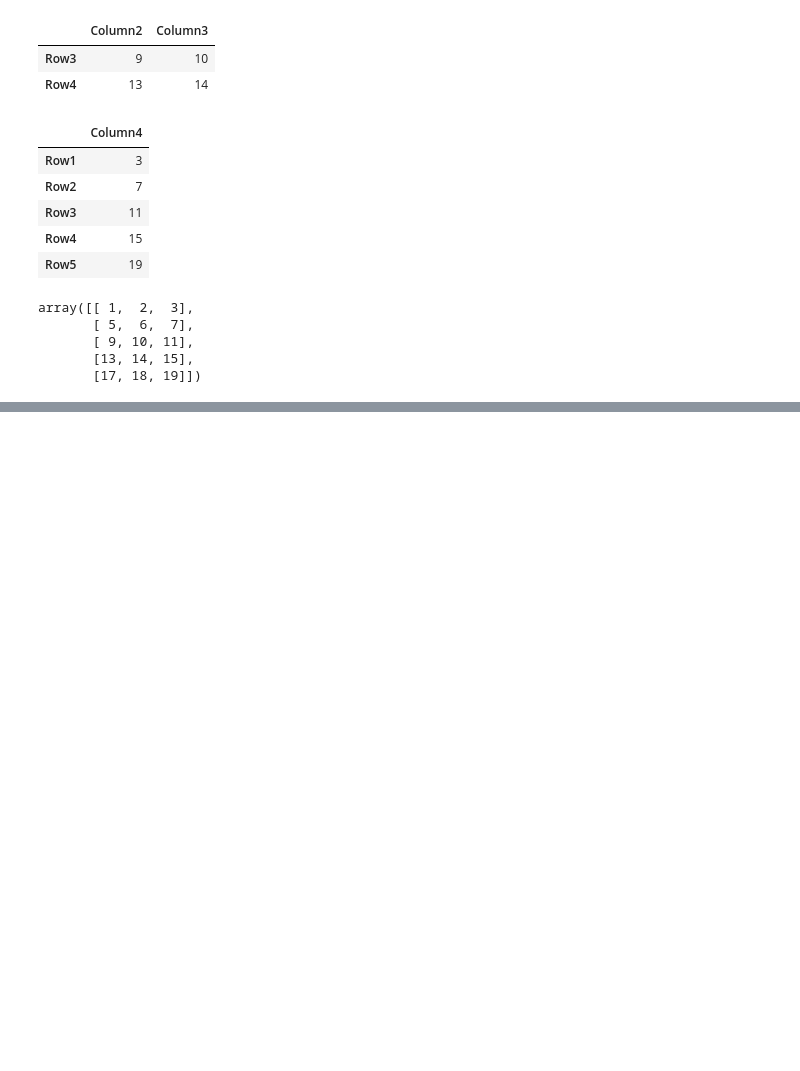
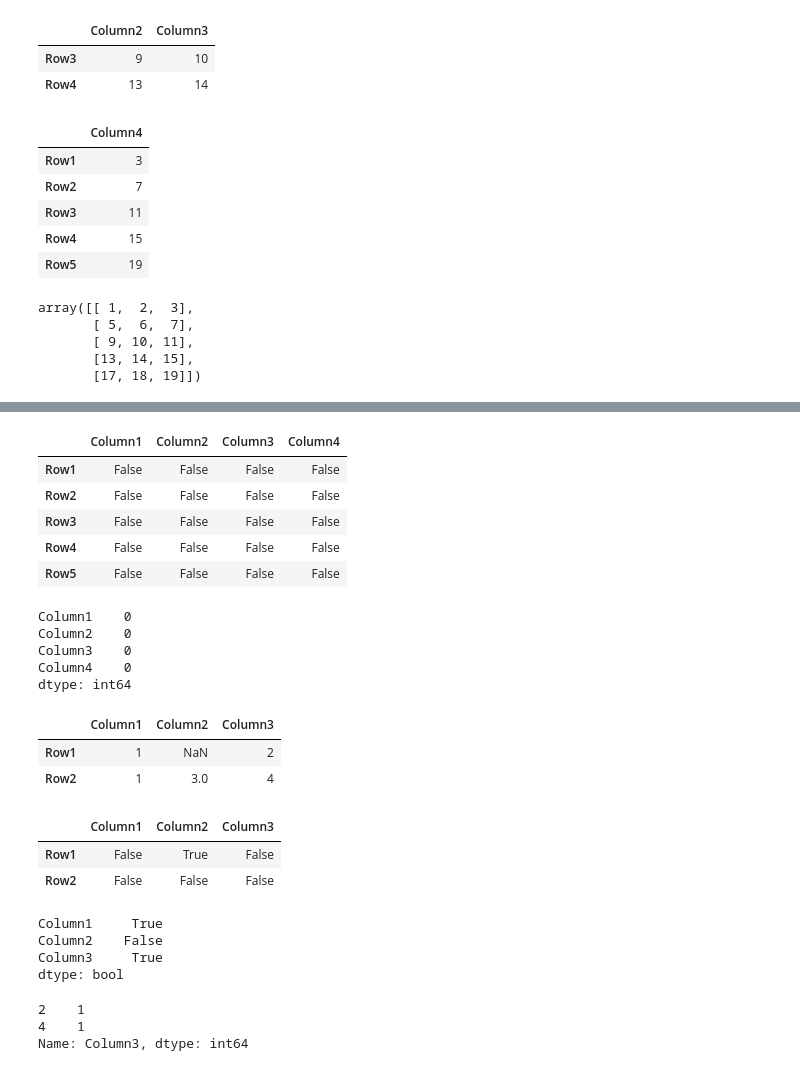
Before and after one commit to ChinmayBhattt/Machine-Learning-Playground, a Jupyter notebook: Pandas/NewPandas.ipynb, the cells around one changed output, grey strips where cells are left out. Drawn from its saved outputs; the diff is of its cells as text; code cells hidden in the pictures; blank space fills up the shorter version.

```diff
--- a/Pandas/NewPandas.ipynb
+++ b/Pandas/NewPandas.ipynb
@@ -192,0 +204,17 @@ array([[ 1,  2,  3],
+# %%
+ df.isnull()
+# %% [output]
+|  | Column1 | Column2 | Column3 | Column4 |
+| Row1 | False | False | False | False |
+| Row2 | False | False | False | False |
+| Row3 | False | False | False | False |
+| Row4 | False | False | False | False |
+| Row5 | False | False | False | False |
+# %%
+ df.isnull().sum()
+# %% [output]
+Column1    0
+Column2    0
+Column3    0
+Column4    0
+dtype: int64
@@ -192,0 +224,26 @@ array([[ 1,  2,  3],
+# %%
+df
+# %% [output]
+|  | Column1 | Column2 | Column3 |
+| Row1 | 1 | NaN | 2 |
+| Row2 | 1 | 3.0 | 4 |
+# %%
+df.isnull()
+# %% [output]
+|  | Column1 | Column2 | Column3 |
+| Row1 | False | True | False |
+| Row2 | False | False | False |
+# %%
+df.isnull().sum()
+df.isnull().sum()==0
+# %% [output]
+Column1     True
+Column2    False
+Column3     True
+dtype: bool
+# %%
+df['Column3'].value_counts()
+# %% [output]
+2    1
+4    1
+Name: Column3, dtype: int64
```
Also changed, not shown: parts of 12 cells of this notebook.
